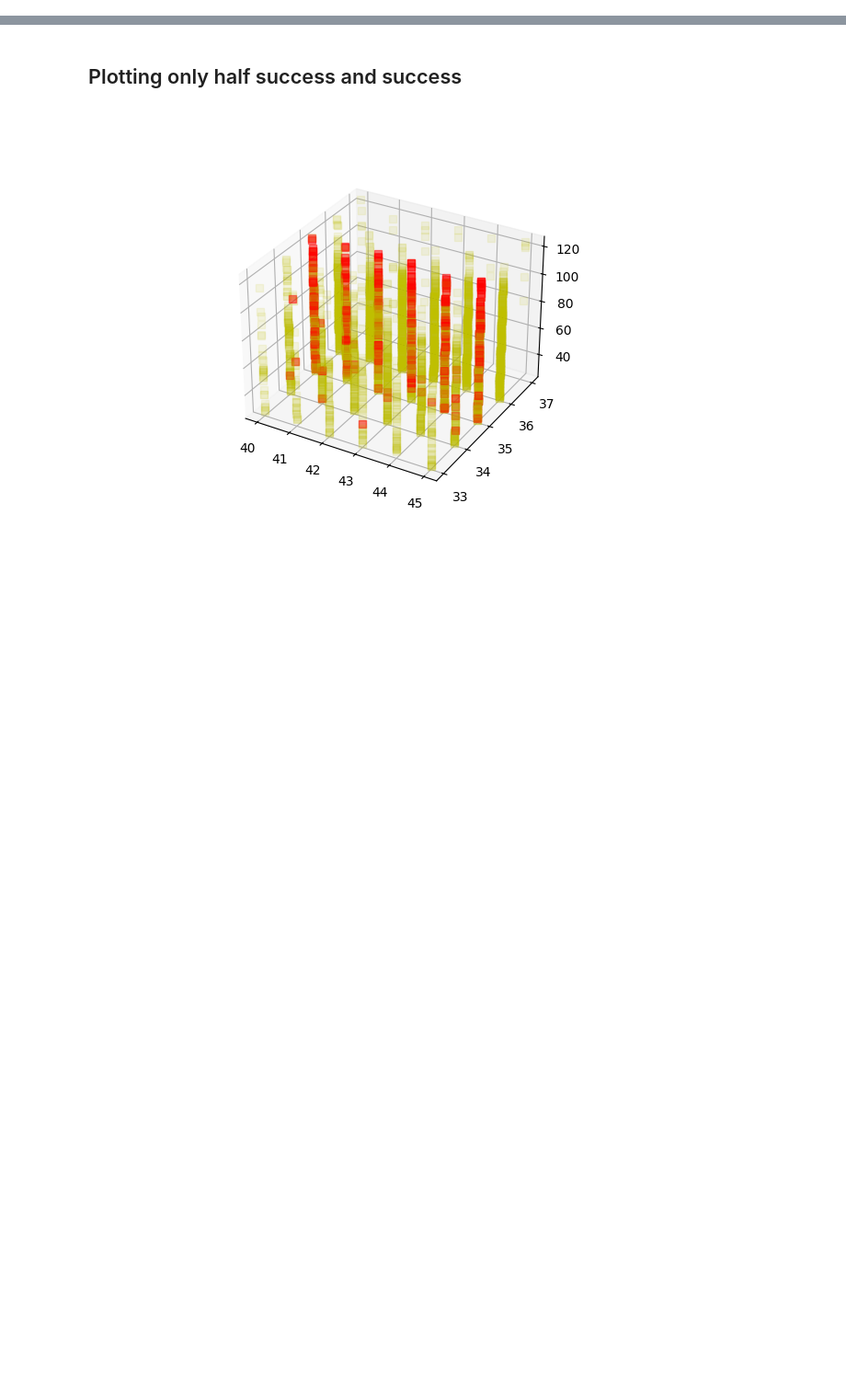
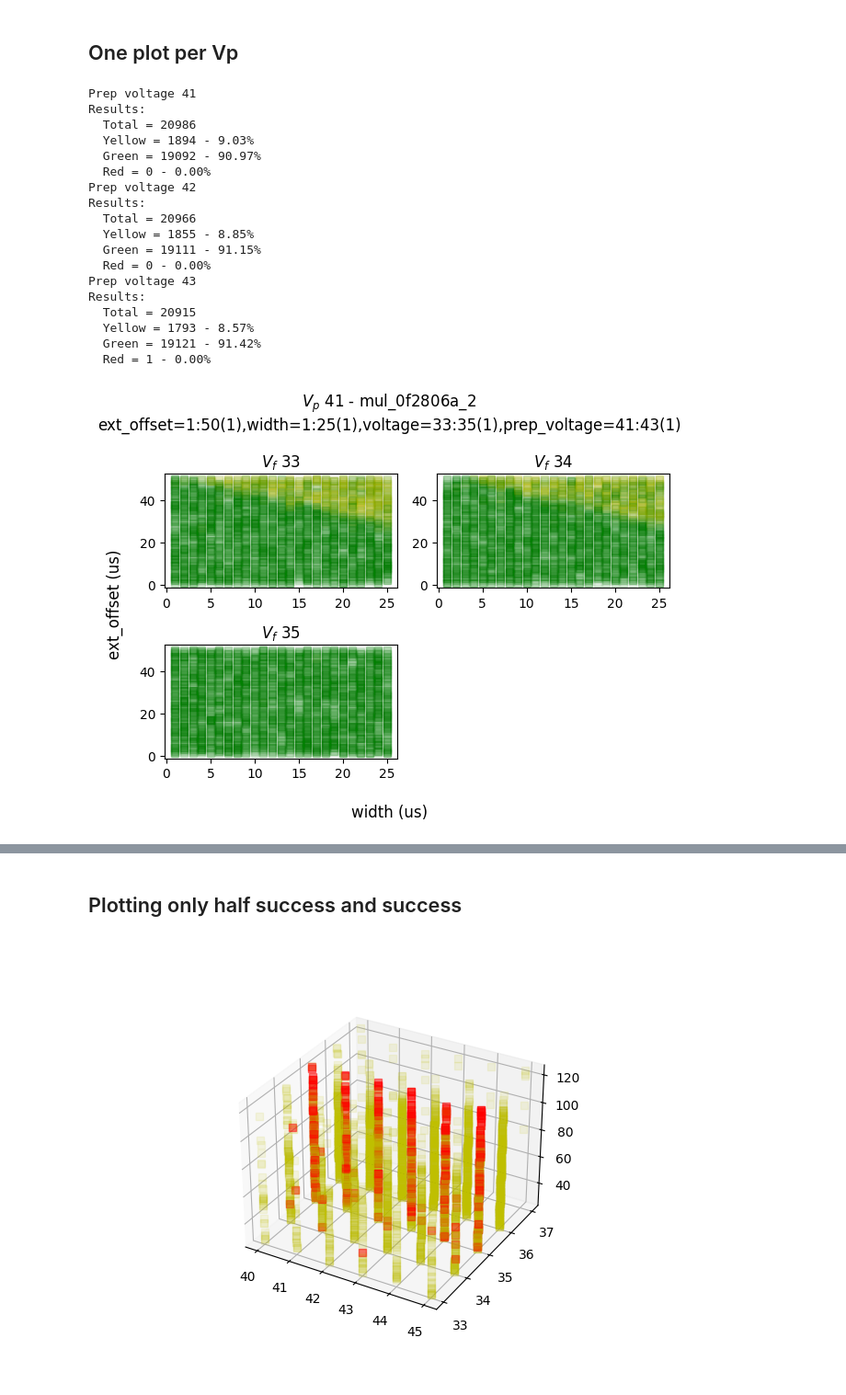
Before and after one commit to ceres-c/VU-Thesis, a Jupyter notebook: notebooks/plot_from_db.ipynb, the cells around one changed output, grey strips where cells are left out. Shown at 92% size. Drawn from its saved outputs; the diff is of its cells as text; code cells hidden in the pictures; blank space fills up the shorter version.

```diff
--- a/notebooks/plot_from_db.ipynb
+++ b/notebooks/plot_from_db.ipynb
@@ -76,0 +86,65 @@ Results:
+# %% [markdown]
+## One plot per Vp
+# %%
+TABLE = 'mul_0f2806a_2'
+settings = get_settings(TABLE).split(',')
+
+c.execute(f'SELECT DISTINCT voltage FROM {TABLE}')
+voltages = [v for (v,) in c.fetchall()]
+voltages.sort()
+col_num = ceil(sqrt(len(voltages)))
+row_num = ceil(len(voltages) / col_num)
+
+c.execute(f'SELECT DISTINCT prep_voltage FROM {TABLE}')
+prep_voltages = [v for (v,) in c.fetchall()]
+prep_voltages.sort()
+
+figs = {}
+for v_p in prep_voltages:
+	figs[v_p] = plt.figure(layout="tight")
+	figs[v_p].suptitle(f'$V_p$ {v_p} - {TABLE}\n{','.join(settings)}')
+	axs = {}
+	for i, voltage in enumerate(voltages):
+		axs[voltage] = figs[v_p].add_subplot(row_num, col_num, i+1)
+		axs[voltage].set_title(f'$V_f$ {voltage}')
+		figs[v_p].supxlabel('width (us)')
+		figs[v_p].supylabel("ext_offset (us)")
+
+	c.execute(f'SELECT * FROM {TABLE} WHERE prep_voltage = {v_p}')
+	rows = c.fetchall()
+
+	print(f'Prep voltage {v_p}')
+	summarize([GlitchResult[result_name] for (_, _, _, _, result_name, _, _, _, _) in rows])
+
+	for i, row in enumerate(rows):
+		[ext_offset, width, voltage, prep_voltage, result_name, data, successes, result_a, result_b] = row
+		result = GlitchResult[result_name]
+
+		# # if result in [GlitchResult.NORMAL, GlitchResult.SUCCESS, GlitchResult.HALF_SUCCESS]:
+		# if result == GlitchResult.NORMAL:
+		# 	continue
+		marker = mapper[result]
+		alpha = 0.05 if marker != 'sr' else 0.5
+		axs[voltage].plot(width, ext_offset, marker, alpha=alpha)
+
+plt.show()
+# %% [output]
+Prep voltage 41
+Results:
+  Total = 20986
+  Yellow = 1894 - 9.03%
+  Green = 19092 - 90.97%
+  Red = 0 - 0.00%
+Prep voltage 42
+Results:
+  Total = 20966
+  Yellow = 1855 - 8.85%
+  Green = 19111 - 91.15%
+  Red = 0 - 0.00%
+Prep voltage 43
+Results:
+  Total = 20915
+  Yellow = 1793 - 8.57%
+  Green = 19121 - 91.42%
+  Red = 1 - 0.00%
+[figure, added]
```
Also changed, not shown: parts of 9 cells of this notebook, 2 other files.
